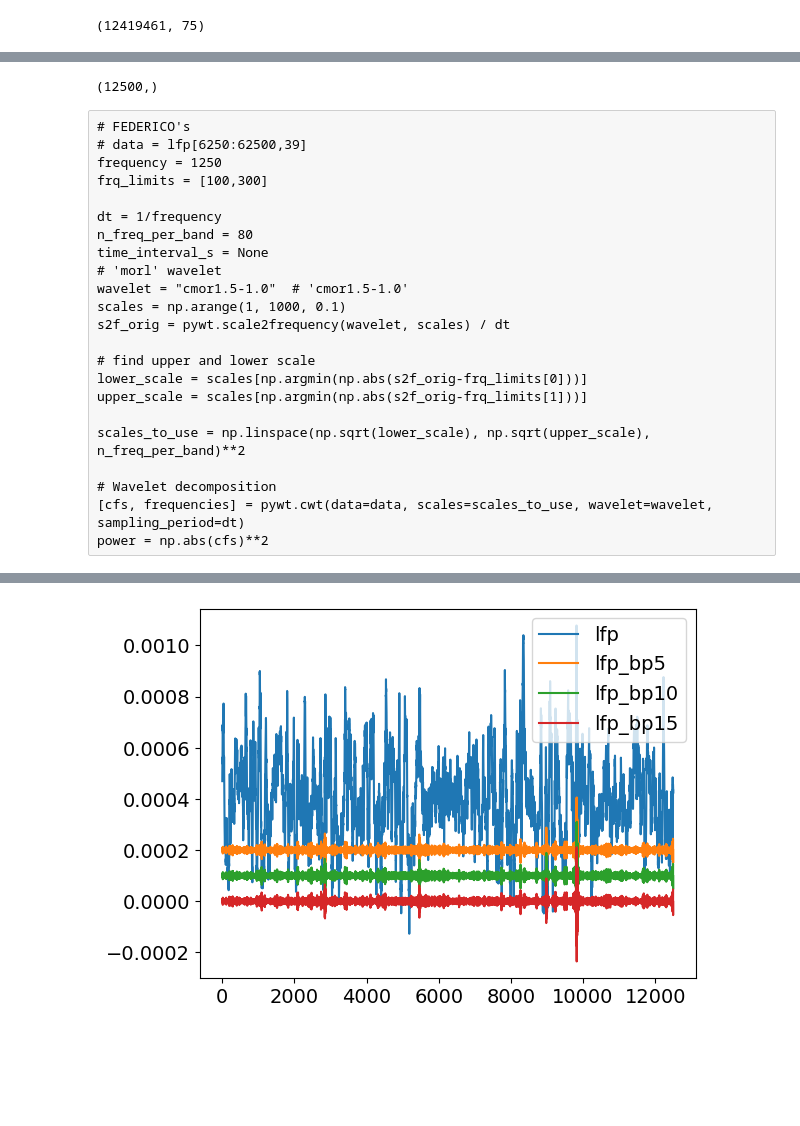
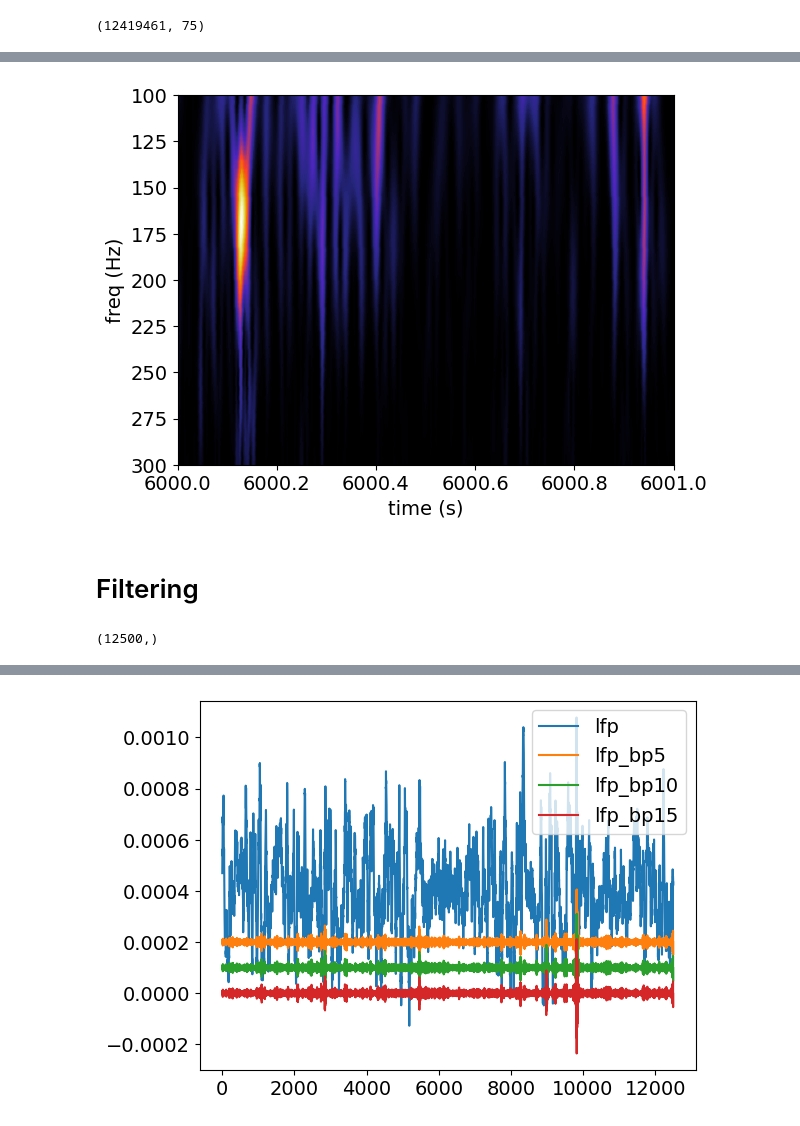
Before and after one commit to carmengasco/LFP_extraction, a Jupyter notebook: LFP_extraction.ipynb, the cells around one changed output, grey strips where cells are left out. Cells and saved outputs as stored; diff of their text form; code cells hidden in the pictures; blank space fills up the shorter version.

```diff
--- a/LFP_extraction.ipynb
+++ b/LFP_extraction.ipynb
@@ -763,29 +832,46 @@ data = lfp[7500000:7500000 + add,39]
+# %%
+# FEDERICO's
+# data = lfp[6250:62500,39]
+fs = 1250
+start = 750000 # 8445 * 1250 # 750000
+add = fs * 1
+data = lfp[start:start + add,38]
+
+
+frq_limits = [100,300]
+
+dt = 1/fs
+n_freq_per_band = 80
+time_interval_s = None
+# 'morl' wavelet
+wavelet = "cmor1.5-1.0"  # 'cmor1.5-1.0'
+scales = np.arange(1, 1000, 0.1)
+s2f_orig = pywt.scale2frequency(wavelet, scales) / dt
+
+# find upper and lower scale
+lower_scale = scales[np.argmin(np.abs(s2f_orig-frq_limits[0]))]
+upper_scale = scales[np.argmin(np.abs(s2f_orig-frq_limits[1]))]
+
+scales_to_use = np.linspace(np.sqrt(lower_scale), np.sqrt(upper_scale), n_freq_per_band)**2
+
+# Wavelet decomposition
+[cfs, frequencies] = pywt.cwt(data=data, scales=scales_to_use, wavelet=wavelet, sampling_period=dt)
+power = np.abs(cfs)**2
+
+# Plotting
+plt.imshow(power, extent=[7500000/1250,(7500000 + add)/1250,freqs[-1]*fs,
+                         freqs[0]*fs], aspect='auto', cmap='CMRmap')
+
+plt.xlabel('time (s)')
+plt.ylabel('freq (Hz)')
+plt.show()
+# %% [output]
+[figure, added]
+# %% [markdown]
+# Filtering
 # %%
 lfp_bandpass = bandpass_filter(data, 150, 250, filter_order = 5 )
 # %%
 lfp_bandpass.shape
 # %% [output]
 (12500,)
-# %% [raw]
-# FEDERICO's
-# data = lfp[6250:62500,39]
-frequency = 1250
-frq_limits = [100,300]
-
-dt = 1/frequency
-n_freq_per_band = 80
-time_interval_s = None
-# 'morl' wavelet
-wavelet = "cmor1.5-1.0"  # 'cmor1.5-1.0'
-scales = np.arange(1, 1000, 0.1)
-s2f_orig = pywt.scale2frequency(wavelet, scales) / dt
-
-# find upper and lower scale
-lower_scale = scales[np.argmin(np.abs(s2f_orig-frq_limits[0]))]
-upper_scale = scales[np.argmin(np.abs(s2f_orig-frq_limits[1]))]
-
-scales_to_use = np.linspace(np.sqrt(lower_scale), np.sqrt(upper_scale), n_freq_per_band)**2
-
-# Wavelet decomposition
-[cfs, frequencies] = pywt.cwt(data=data, scales=scales_to_use, wavelet=wavelet, sampling_period=dt)
-power = np.abs(cfs)**2
```
Also changed, not shown: parts of 24 cells of this notebook.
